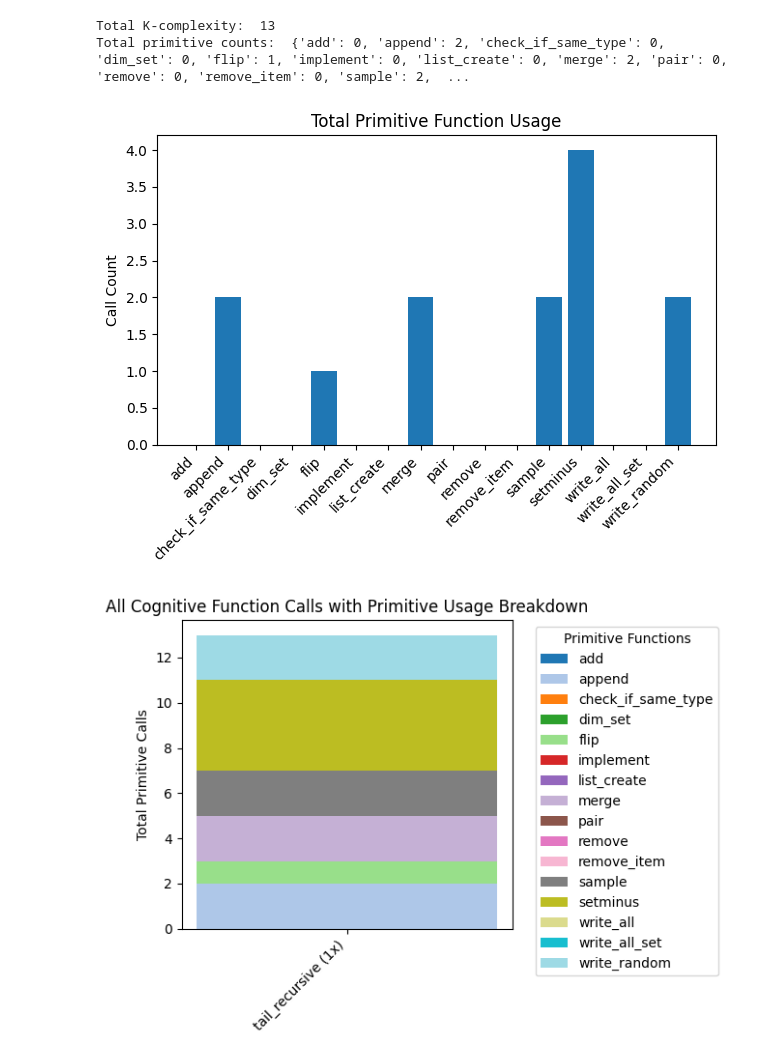
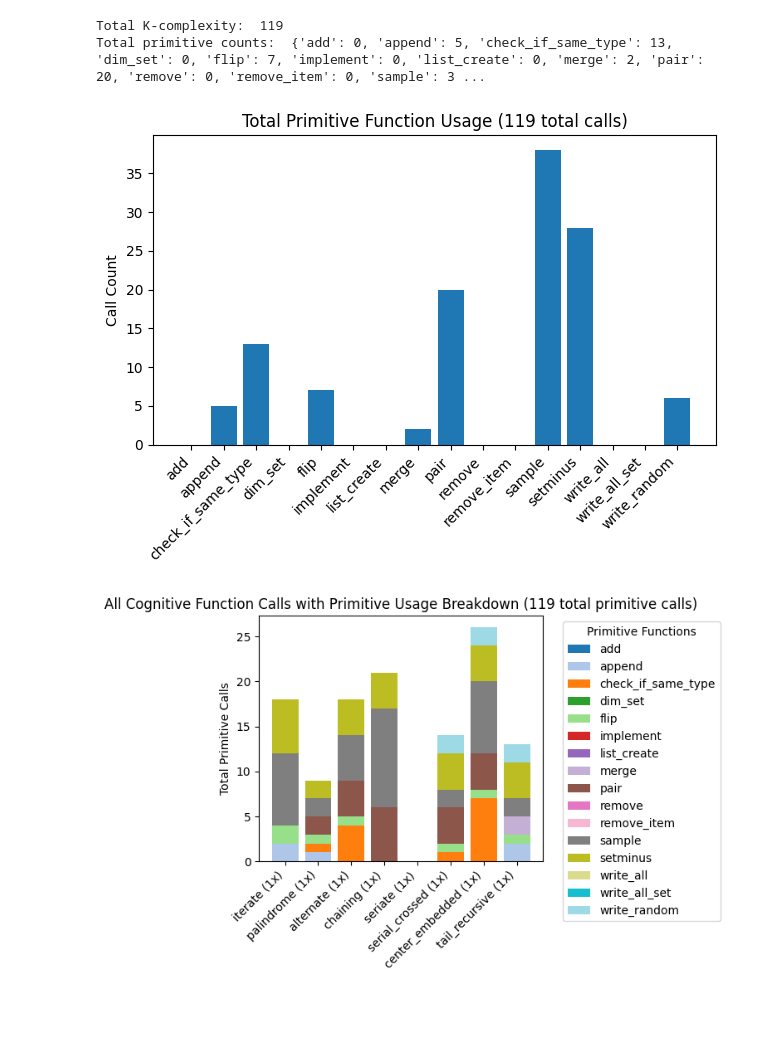
Before and after one commit to bendemonium/LoT-modeling, a Jupyter notebook: newtest.ipynb, the cells around one changed output. Drawn from its saved outputs; the diff is of its cells as text; code cells hidden in the pictures; blank space fills up the shorter version.

```diff
--- a/newtest.ipynb
+++ b/newtest.ipynb
@@ -157,7 +108,6 @@ chaining primitive count:  {'add': 0, 'append': 0, 'check_if_same_type': 0, 'dim
 # %%
 element_set = {a,b,c,d}
 S = ElementSet(element_set)
-kc = KComplexity()
 cf.seriate(S)
 print(kc.get_cog_name() + ' k-complexity: ', kc.get_k_complexity())
 print(kc.get_cog_name() + ' primitive count: ', kc.get_prim_counts())
@@ -169,7 +119,6 @@ seriate primitive count:  {'add': 0, 'append': 0, 'check_if_same_type': 0, 'dim_
 # %%
 element_set = {a,b,c,d}
 S = ElementSet(element_set)
-kc = KComplexity()
 result, elapsed_time = cf.serial_crossed(S)
 print("Result:", result)
 print("Elapsed time:", elapsed_time)
@@ -185,7 +134,6 @@ serial_crossed primitive count:  {'add': 0, 'append': 0, 'check_if_same_type': 1
 # %%
 element_set = {a,b,c,d}
 S = ElementSet(element_set)
-kc = KComplexity()
 result, elapsed_time = cf.center_embedded(S)
 print("Result:", result)
 print("Elapsed time:", elapsed_time)
@@ -201,7 +149,6 @@ center_embedded primitive count:  {'add': 0, 'append': 0, 'check_if_same_type':
 # %%
 element_set = {a,b,c,d}
 S = ElementSet(element_set)
-kc = KComplexity()
 result, elapsed_time = cf.tail_recursive(S)
 print("Result:", result)
 print("Elapsed time:", elapsed_time)
@@ -220,4 +167,5 @@ print('Total K-complexity: ', kc.get_total_k_complexity())
 print('Total primitive counts: ', kc.get_total_prim_counts())
 kc.plot_total_prim_counts()
 kc.plot_cog_vs_prim()
+kc.show_cog_prim_table()
 # %% [output]
@@ -225,4 +173,4 @@ kc.plot_cog_vs_prim()
-Total K-complexity:  13
-Total primitive counts:  {'add': 0, 'append': 2, 'check_if_same_type': 0, 'dim_set': 0, 'flip': 1, 'implement': 0, 'list_create': 0, 'merge': 2, 'pair': 0, 'remove': 0, 'remove_item': 0, 'sample': 2,  ...
+Total K-complexity:  119
+Total primitive counts:  {'add': 0, 'append': 5, 'check_if_same_type': 13, 'dim_set': 0, 'flip': 7, 'implement': 0, 'list_create': 0, 'merge': 2, 'pair': 20, 'remove': 0, 'remove_item': 0, 'sample': 3 ...
-[figure, old version]
+[figure, new version]
-[figure, old version]
+[figure, new version]
```
Also changed, not shown: parts of 10 cells of this notebook, 1 other file.
